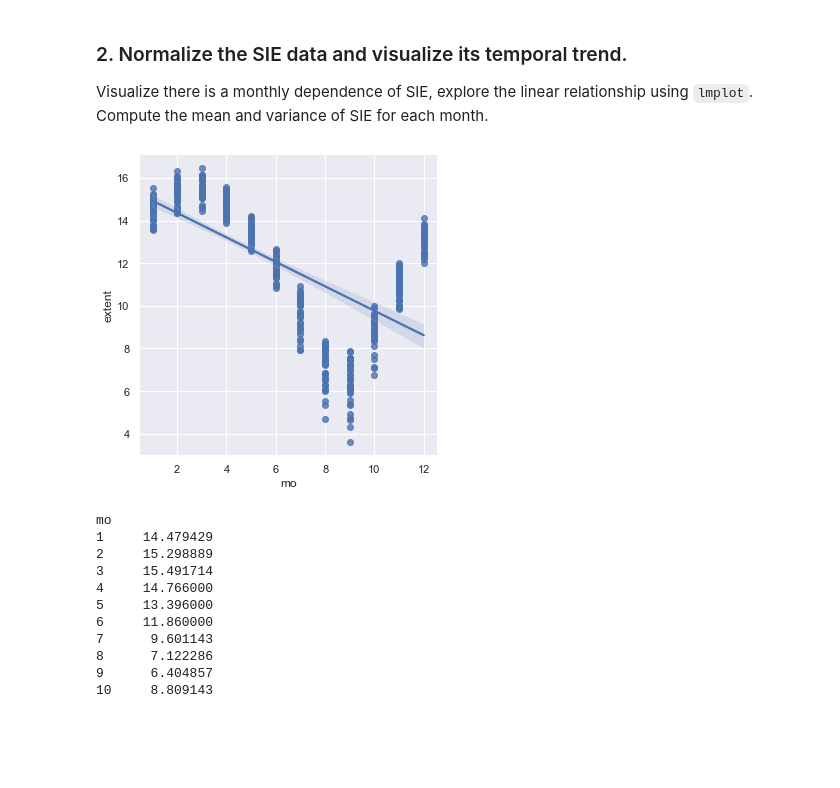
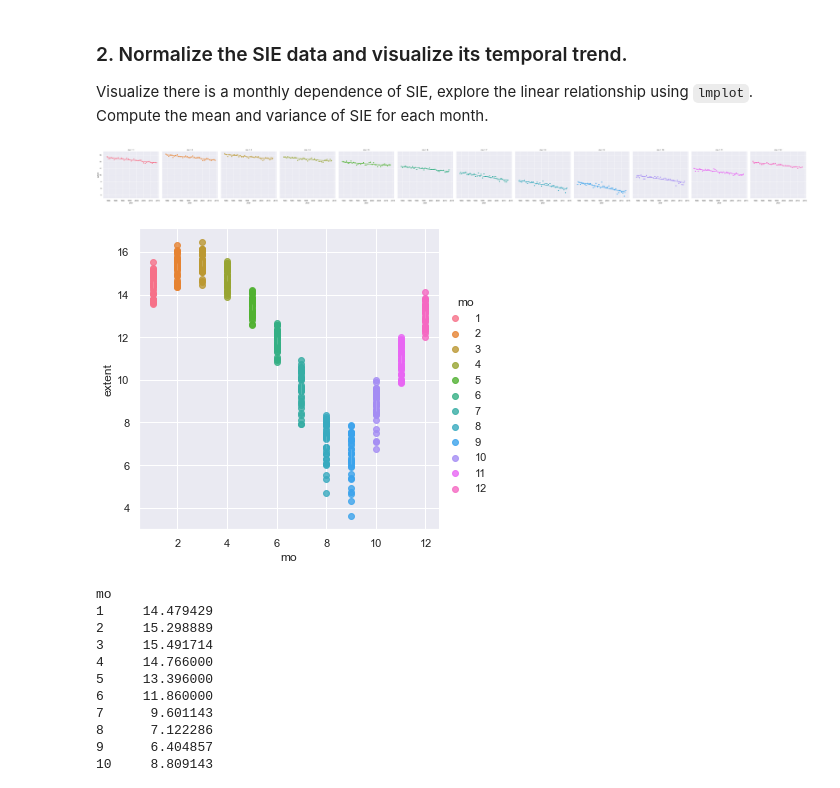
Before and after one commit to fergartor/IDAL_IA3_FGarciaTrorres, a Jupyter notebook: Sea_Ice_Extent.ipynb, the cells around one changed output. Drawn from its saved outputs; the diff is of its cells as text; code cells hidden in the pictures; blank space fills up the shorter version.

```diff
--- a/Sea_Ice_Extent.ipynb
+++ b/Sea_Ice_Extent.ipynb
@@ -133,9 +133,13 @@ Compute the mean and variance of SIE for each month.
 # %%
 # We explore the dependence and linear relationship using lmplot
 import seaborn as sns; sns.set_theme(color_codes=True)
-g = sns.lmplot(x='mo', y='extent', data=df)
+g = sns.lmplot(x='year', y='extent', hue='mo', col = 'mo' ,data=df)
 # %% [output]
-[figure, old version]
+[figure, new version]
+# %%
+g = sns.lmplot(x='mo', y='extent', hue='mo', data=df)
+# %% [output]
+[figure, added]
 # %%
 # Mean of SIE for each month
 df_mean = df.groupby('mo').mean()
```
Also changed, not shown: parts of 2 cells of this notebook.
